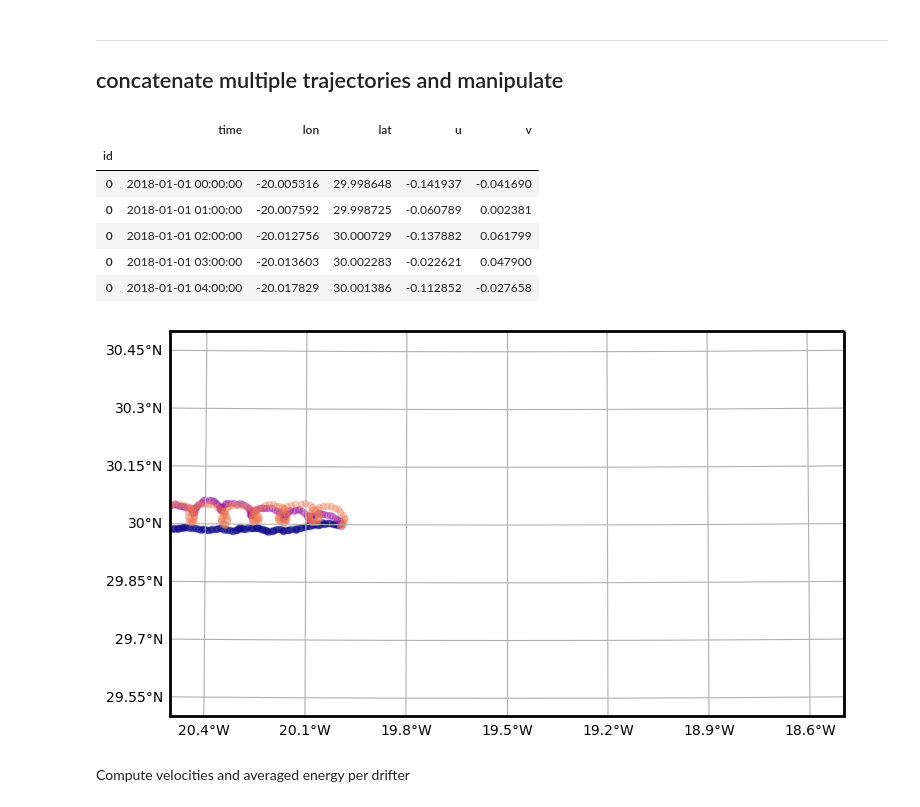
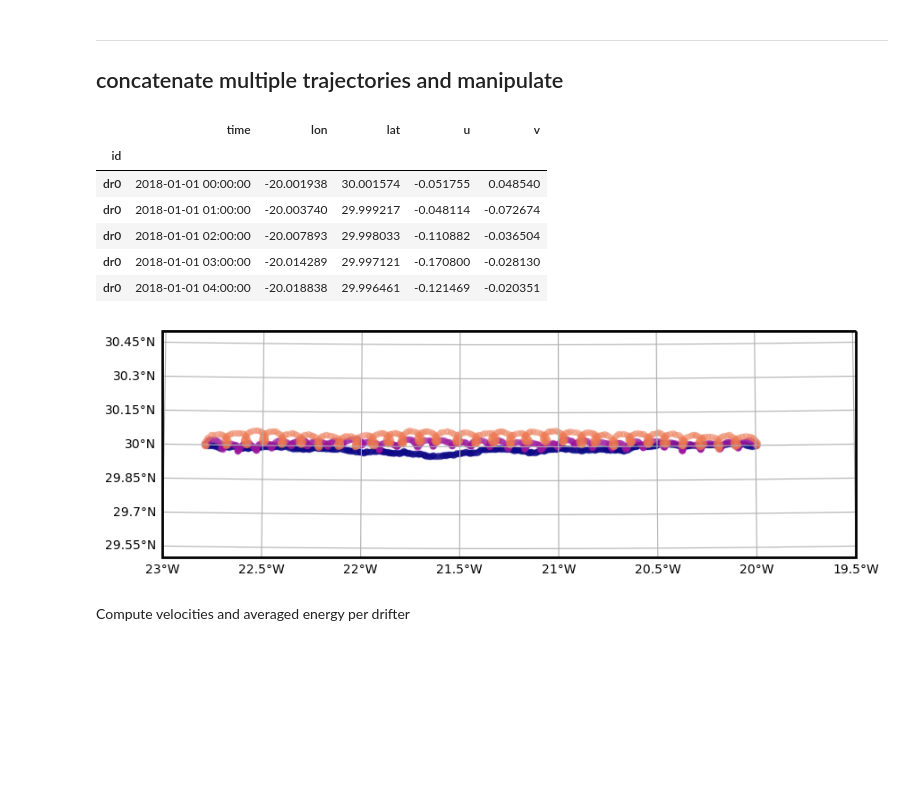
Before and after one commit to apatlpo/pynsitu, a Jupyter notebook: doc/example_drifters.ipynb, the cells around one changed output. Cells and saved outputs as stored; diff of their text form; code cells hidden in the pictures; blank space fills up the shorter version.

Commit message:
good pass over time_window_processing update and bullet proofing, added to doc

```diff
--- a/doc/example_drifters.ipynb
+++ b/doc/example_drifters.ipynb
@@ -20,13 +21,15 @@ import pynsitu as pin
 
 ## generate synthetic drifter trajectories
 # %%
-def generate_one_trajectory(u_mean=0, v_mean=0, u_wave=0, noise=0, id=0):
+def generate_one_trajectory(
+    u_mean=-0.1, v_mean=0, u_wave=0.1, noise=0.05, dr_id="dr0", end="2018-02-01"
+):
 
     freq = "1H"
 
     time_unit = pd.Timedelta("1s")
     dt = pd.Timedelta(freq) / time_unit
-    time = pd.date_range(start="2018-01-01", end="2018-02-01", freq=freq)
+    time = pd.date_range(start="2018-01-01", end=end, freq=freq)
     _time = (time - time[0]) / time_unit
 
     lon0, lat0 = -20, 30
@@ -51,7 +54,7 @@ def generate_one_trajectory(u_mean=0, v_mean=0, u_wave=0, noise=0, id=0):
     # lat = v
 
     df = pd.DataFrame(dict(lon=lon, lat=lat, time=time, u=u, v=v))
-    df["id"] = id
+    df["id"] = dr_id
     df = df.set_index("time")
 
     return df
@@ -152,8 +155,10 @@ u_wave = [0, 0.1, 0.2]
 dfm = (
     pd.concat(
         [
-            generate_one_trajectory(u_mean=-0.1, v_mean=0, u_wave=uw, noise=0.05, id=id)
-            for id, uw in zip(ids, u_wave)
+            generate_one_trajectory(
+                u_mean=-0.1, v_mean=0, u_wave=uw, noise=0.05, dr_id=f"dr{i}"
+            )
+            for i, uw in zip(ids, u_wave)
         ]
     )
     .reset_index()
@@ -167,22 +172,22 @@ dfm.head()
 # %% [output]
 |  | time | lon | lat | u | v |
 | id |  |  |  |  |  |
-| 0 | 2018-01-01 00:00:00 | -20.005316 | 29.998648 | -0.141937 | -0.041690 |
-| 0 | 2018-01-01 01:00:00 | -20.007592 | 29.998725 | -0.060789 | 0.002381 |
-| 0 | 2018-01-01 02:00:00 | -20.012756 | 30.000729 | -0.137882 | 0.061799 |
-| 0 | 2018-01-01 03:00:00 | -20.013603 | 30.002283 | -0.022621 | 0.047900 |
-| 0 | 2018-01-01 04:00:00 | -20.017829 | 30.001386 | -0.112852 | -0.027658 |
+| dr0 | 2018-01-01 00:00:00 | -20.001938 | 30.001574 | -0.051755 | 0.048540 |
+| dr0 | 2018-01-01 01:00:00 | -20.003740 | 29.999217 | -0.048114 | -0.072674 |
+| dr0 | 2018-01-01 02:00:00 | -20.007893 | 29.998033 | -0.110882 | -0.036504 |
+| dr0 | 2018-01-01 03:00:00 | -20.014289 | 29.997121 | -0.170800 | -0.028130 |
+| dr0 | 2018-01-01 04:00:00 | -20.018838 | 29.996461 | -0.121469 | -0.020351 |
 # %%
-fig, ax, _ = pin.maps.plot_map(extent=[-20.5, -18.5, 29.5, 30.5])
+fig, ax, _ = pin.maps.plot_map(extent=[-23.0, -19.5, 29.5, 30.5])
 
 colors = pin.get_cmap_colors(len(ids))
 
 for i, c in zip(ids, colors):
     dfm.loc[i].plot.scatter(
         ax=ax, x="lon", y="lat", c=c, alpha=0.3, transform=pin.maps.crs
     )
 # %% [output]
-[figure, old version]
+[figure, new version]
 # %% [markdown]
 Compute velocities and averaged energy per drifter
 # %%
```
Also changed, not shown: parts of 15 cells of this notebook, 4 other files.
